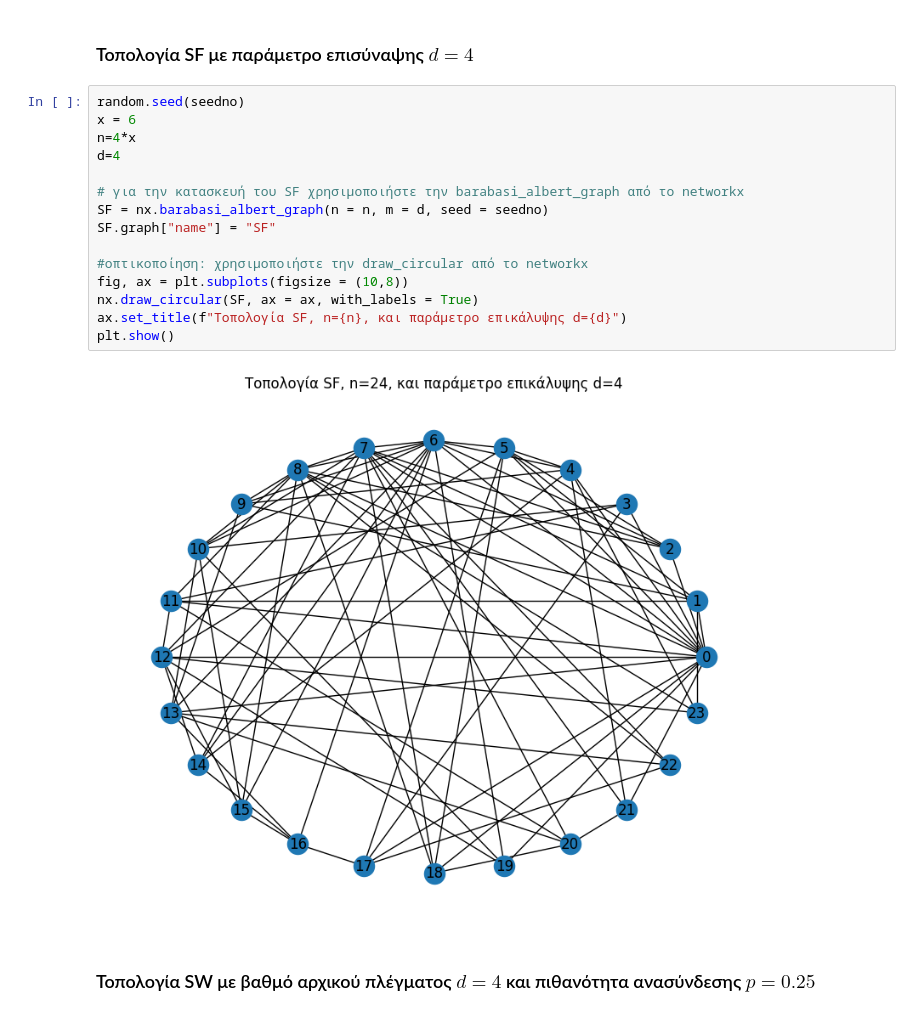
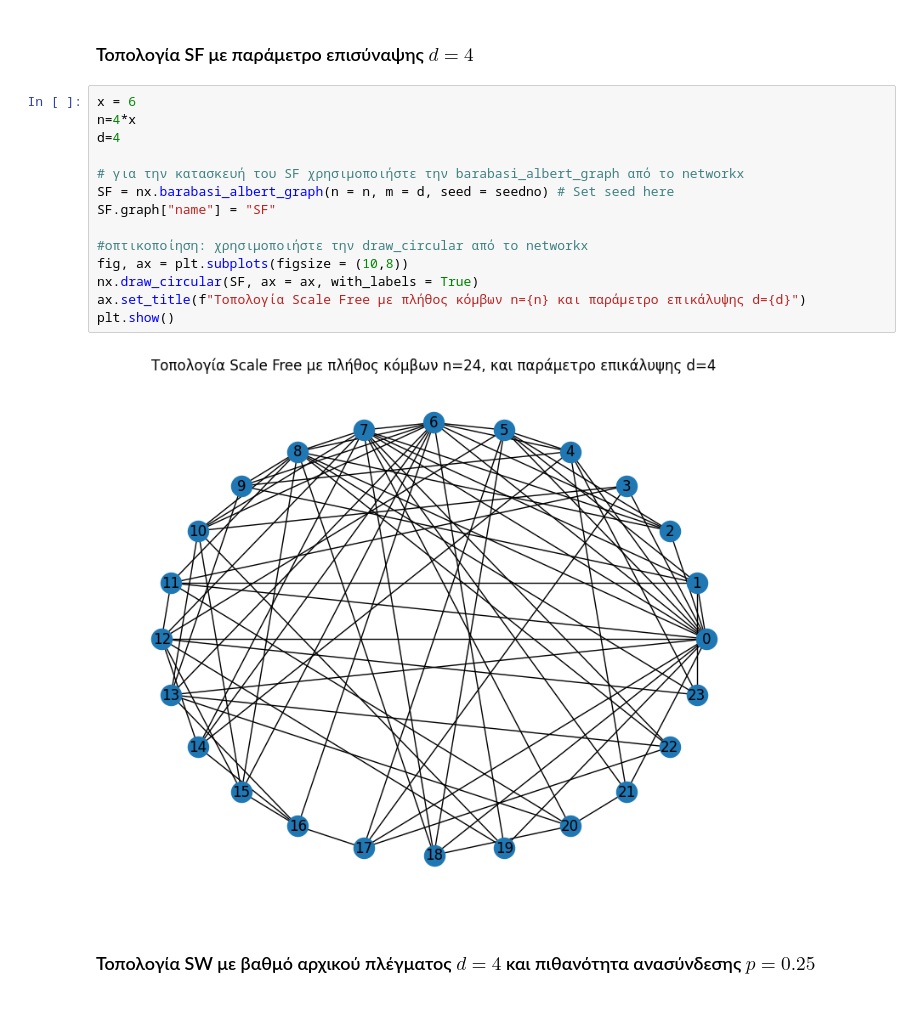
Before and after one commit to ChrisNick92/SocialNetworkAnalysis, a Jupyter notebook: project1/christosnikou_03400146.ipynb, the cells around one changed output. Saved outputs shown, nothing was run; the diff lists cells and outputs as text.

```diff
--- a/project1/christosnikou_03400146.ipynb
+++ b/project1/christosnikou_03400146.ipynb
@@ -187,22 +183,21 @@ plt.show()
 # %% [markdown]
 ### Τοπολογία SF με παράμετρο επισύναψης $d=4$
 # %%
-random.seed(seedno)
 x = 6
 n=4*x
 d=4
 
 # για την κατασκευή του SF χρησιμοποιήστε την barabasi_albert_graph από το networkx
-SF = nx.barabasi_albert_graph(n = n, m = d, seed = seedno)
+SF = nx.barabasi_albert_graph(n = n, m = d, seed = seedno) # Set seed here
 SF.graph["name"] = "SF"
 
 #οπτικοποίηση: χρησιμοποιήστε την draw_circular από το networkx
 fig, ax = plt.subplots(figsize = (10,8))
 nx.draw_circular(SF, ax = ax, with_labels = True)
-ax.set_title(f"Τοπολογία SF, n={n}, και παράμετρο επικάλυψης d={d}")
+ax.set_title(f"Τοπολογία Scale Free με πλήθος κόμβων n={n} και παράμετρο επικάλυψης d={d}")
 plt.show()
 # %% [output]
-[figure, old version]
+[figure, new version]
 # %% [markdown]
 ### Τοπολογία SW με βαθμό αρχικού πλέγματος $d=4$ και πιθανότητα ανασύνδεσης $p=0.25$
 # %%
```
Also changed, not shown: parts of 30 cells of this notebook.
